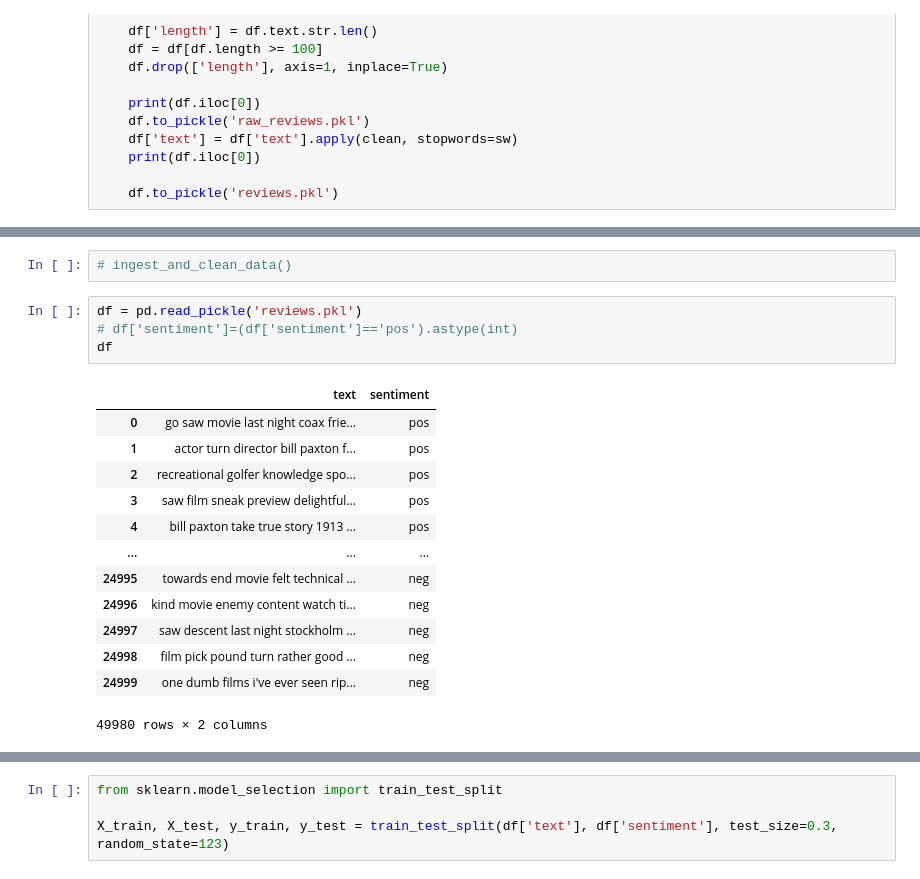
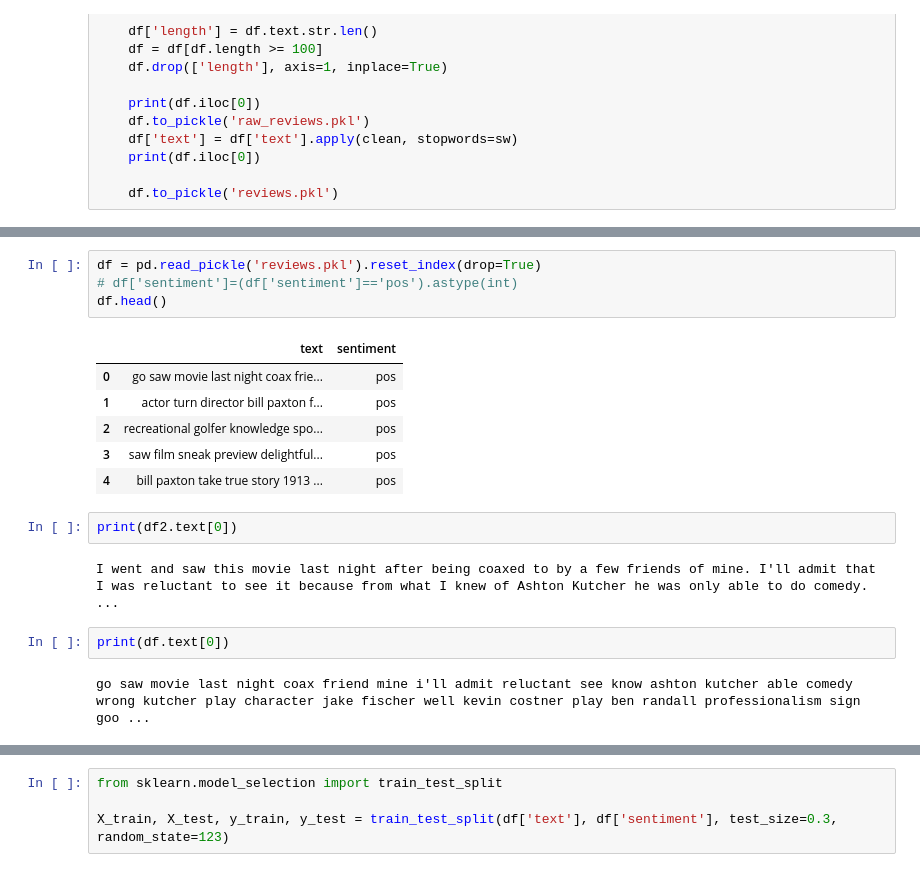
Before and after one commit to christesont/cs4448_finalproject, a Jupyter notebook: cs4448_finalproject.ipynb, the cells around one changed output, grey strips where cells are left out. Cells and saved outputs as stored; diff of their text form.

```diff
--- a/cs4448_finalproject.ipynb
+++ b/cs4448_finalproject.ipynb
@@ -152,20 +123,19 @@ Name: 0, dtype: object
-# %%
-# ingest_and_clean_data()
 # %%
-df = pd.read_pickle('reviews.pkl')
+df = pd.read_pickle('reviews.pkl').reset_index(drop=True)
 # df['sentiment']=(df['sentiment']=='pos').astype(int)
-df
+df.head()
 # %% [output]
 |  | text | sentiment |
 | 0 | go saw movie last night coax frie... | pos |
 | 1 | actor turn director bill paxton f... | pos |
 | 2 | recreational golfer knowledge spo... | pos |
 | 3 | saw film sneak preview delightful... | pos |
 | 4 | bill paxton take true story 1913 ... | pos |
-| ... | ... | ... |
-| 24995 | towards end movie felt technical ... | neg |
-| 24996 | kind movie enemy content watch ti... | neg |
-| 24997 | saw descent last night stockholm ... | neg |
-| 24998 | film pick pound turn rather good ... | neg |
-| 24999 | one dumb films i've ever seen rip... | neg |
-49980 rows × 2 columns
+# %%
+print(df2.text[0])
+# %% [output]
+I went and saw this movie last night after being coaxed to by a few friends of mine. I'll admit that I was reluctant to see it because from what I knew of Ashton Kutcher he was only able to do comedy. ...
+# %%
+print(df.text[0])
+# %% [output]
+go saw movie last night coax friend mine i'll admit reluctant see know ashton kutcher able comedy wrong kutcher play character jake fischer well kevin costner play ben randall professionalism sign goo ...
```
Also changed, not shown: parts of 25 cells of this notebook.
